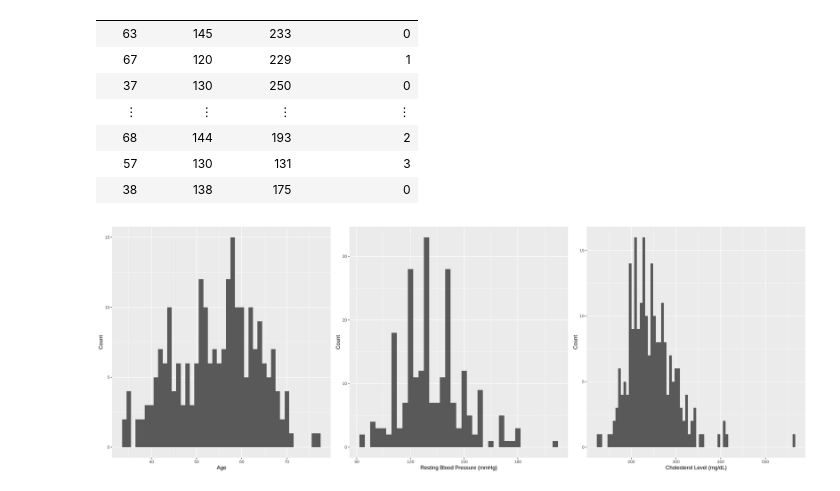
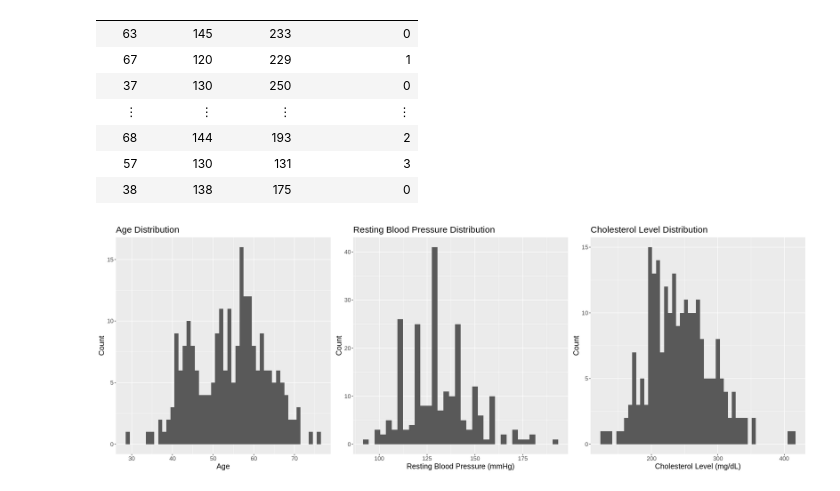
Before and after one commit to danielkaichis/dsci100_project, a Jupyter notebook: proposal.ipynb, the cells around one changed output. Saved outputs shown, nothing was run; the diff lists cells and outputs as text; code cells hidden in the pictures.

Commit message:
style graph titles

```diff
--- a/proposal.ipynb
+++ b/proposal.ipynb
@@ -66,19 +66,25 @@ A tibble: 229 × 4
 # %%
 require(gridExtra)
 options(repr.plot.height = 7, repr.plot.width = 20)
 age_histogram <- ggplot(heart_train, aes(x = age)) +
-                geom_histogram(binwidth = 1) +
-                xlab("Age") +
-                ylab("Count")
+    geom_histogram(binwidth = 1) +
+    xlab("Age") +
+    ylab("Count") +
+    ggtitle("Age Distribution") +
+    theme(text = element_text(size = 15))
 resting_bp_histogram <- ggplot(heart_train, aes(x = resting_bp)) +
-                        geom_histogram(binwidth = 3) +
-                        xlab("Resting Blood Pressure (mmHg)") +
-                        ylab("Count")
+    geom_histogram(binwidth = 3) +
+    xlab("Resting Blood Pressure (mmHg)") +
+    ylab("Count") +
+    ggtitle("Resting Blood Pressure Distribution") +
+    theme(text = element_text(size = 15))
 cholesterol_histogram <- ggplot(heart_train, aes(x = cholesterol)) +
-                        geom_histogram(binwidth = 6) +
-                        xlab("Cholesterol Level (mg/dL)") +
-                        ylab("Count")
+    geom_histogram(binwidth = 6) +
+    xlab("Cholesterol Level (mg/dL)") +
+    ylab("Count") +
+    ggtitle("Cholesterol Level Distribution") +
+    theme(text = element_text(size = 15))
 
 grid.arrange(age_histogram, resting_bp_histogram, cholesterol_histogram, ncol = 3)
 # %% [output]
-[figure, old version]
+[figure, new version]
```
